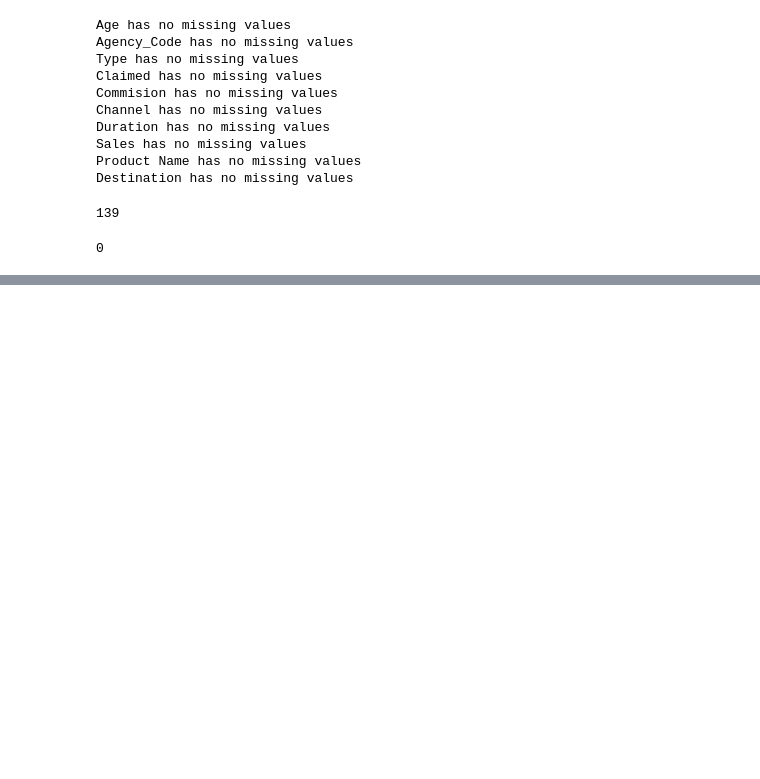
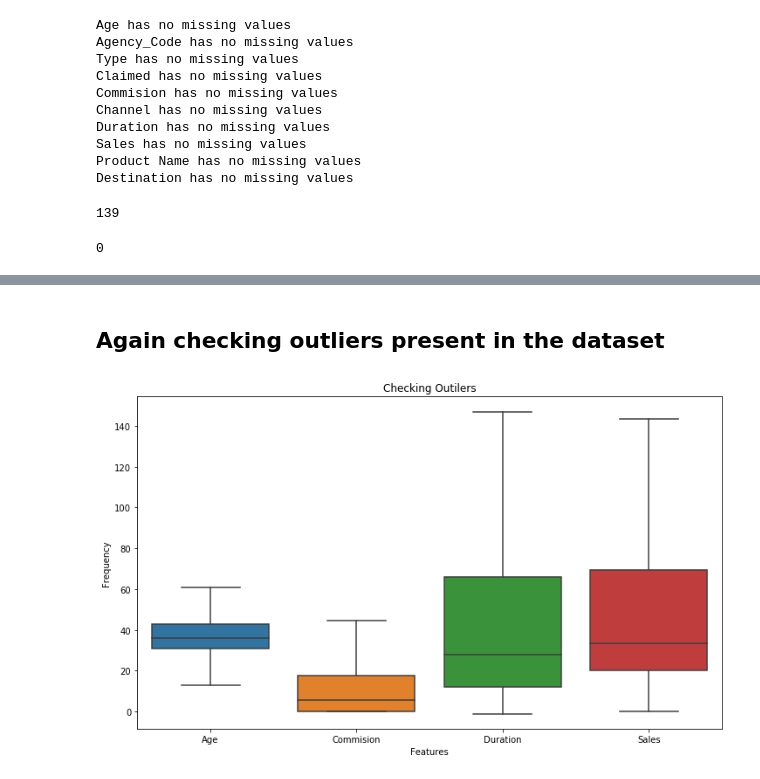
Before and after one commit to Abhishek768/InsuranceClaimStatus, a Jupyter notebook: InsuranceClaimStatus.ipynb, the cells around one changed output, grey strips where cells are left out. Saved outputs shown, nothing was run; the diff lists cells and outputs as text; code cells hidden in the pictures; blank space fills up the shorter version.

```diff
--- a/InsuranceClaimStatus.ipynb
+++ b/InsuranceClaimStatus.ipynb
@@ -82,0 +106,10 @@ df.duplicated().sum()
+# %% [markdown]
+## Again checking outliers present in the dataset
+# %%
+plt.figure(figsize=(12,7));
+sns.boxplot(data=df);
+plt.title('Checking Outilers');
+plt.xlabel('Features');
+plt.ylabel('Frequency');
+# %% [output]
+[figure, added]
```
Also changed, not shown: parts of 7 cells of this notebook.
